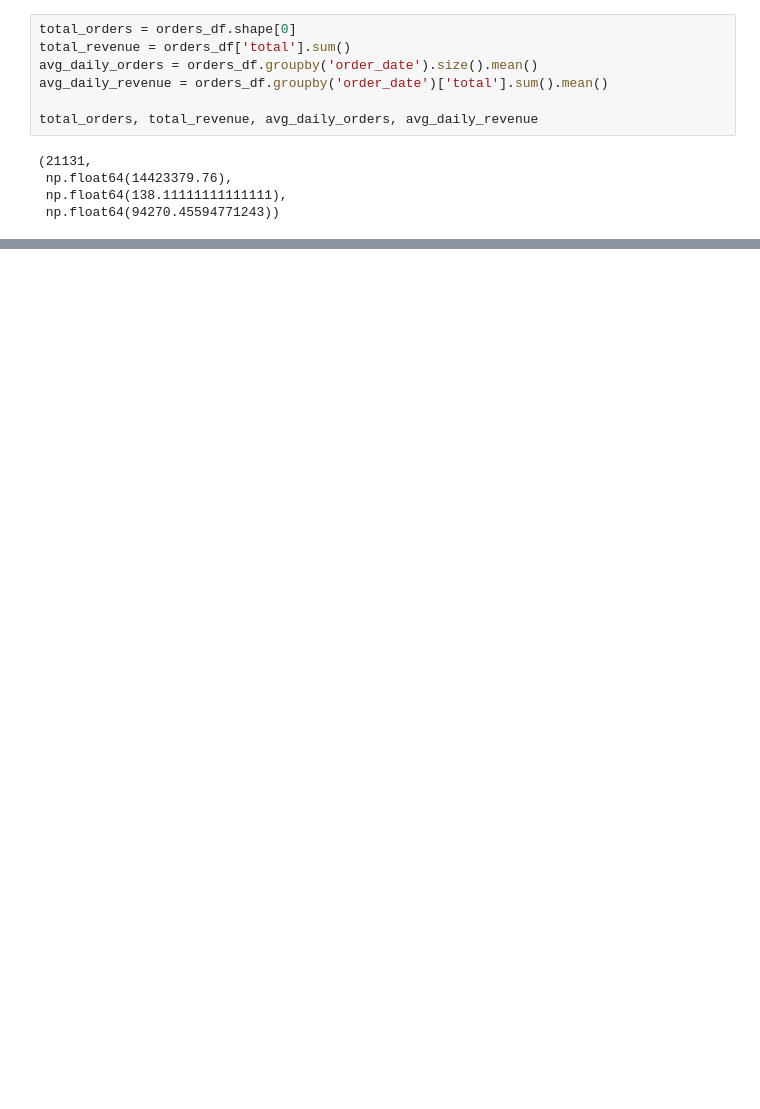
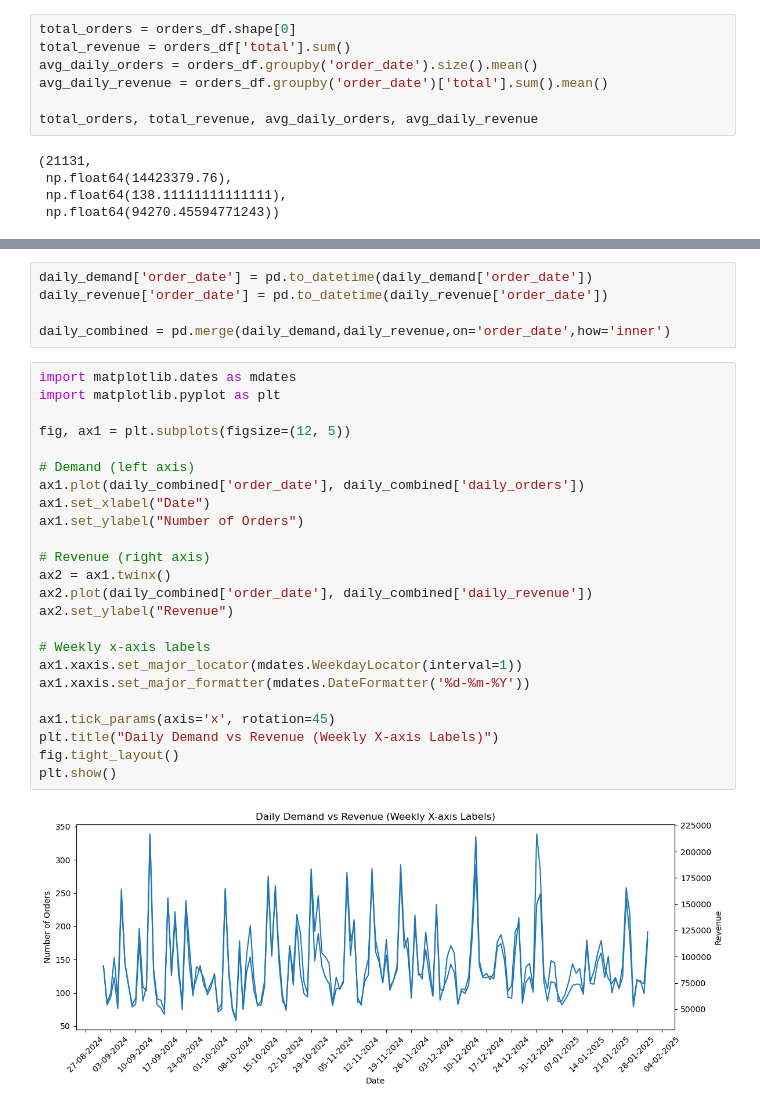
Before and after one commit to Pranay-Shete/AI-Demand-Revenue-Intelligence, a Jupyter notebook: notebooks/03_eda_business_insights.ipynb, the cells around one changed output, grey strips where cells are left out. Cells and saved outputs as stored; diff of their text form; blank space fills up the shorter version.

```diff
--- a/notebooks/03_eda_business_insights.ipynb
+++ b/notebooks/03_eda_business_insights.ipynb
@@ -31,0 +129,31 @@ total_orders, total_revenue, avg_daily_orders, avg_daily_revenue
+# %%
+daily_demand['order_date'] = pd.to_datetime(daily_demand['order_date'])
+daily_revenue['order_date'] = pd.to_datetime(daily_revenue['order_date'])
+
+daily_combined = pd.merge(daily_demand,daily_revenue,on='order_date',how='inner')
+# %%
+import matplotlib.dates as mdates
+import matplotlib.pyplot as plt
+
+fig, ax1 = plt.subplots(figsize=(12, 5))
+
+# Demand (left axis)
+ax1.plot(daily_combined['order_date'], daily_combined['daily_orders'])
+ax1.set_xlabel("Date")
+ax1.set_ylabel("Number of Orders")
+
+# Revenue (right axis)
+ax2 = ax1.twinx()
+ax2.plot(daily_combined['order_date'], daily_combined['daily_revenue'])
+ax2.set_ylabel("Revenue")
+
+# Weekly x-axis labels
+ax1.xaxis.set_major_locator(mdates.WeekdayLocator(interval=1))
+ax1.xaxis.set_major_formatter(mdates.DateFormatter('%d-%m-%Y'))
+
+ax1.tick_params(axis='x', rotation=45)
+plt.title("Daily Demand vs Revenue (Weekly X-axis Labels)")
+fig.tight_layout()
+plt.show()
+# %% [output]
+[figure, added]
```
Also changed, not shown: parts of 29 cells of this notebook, 4 other files.
